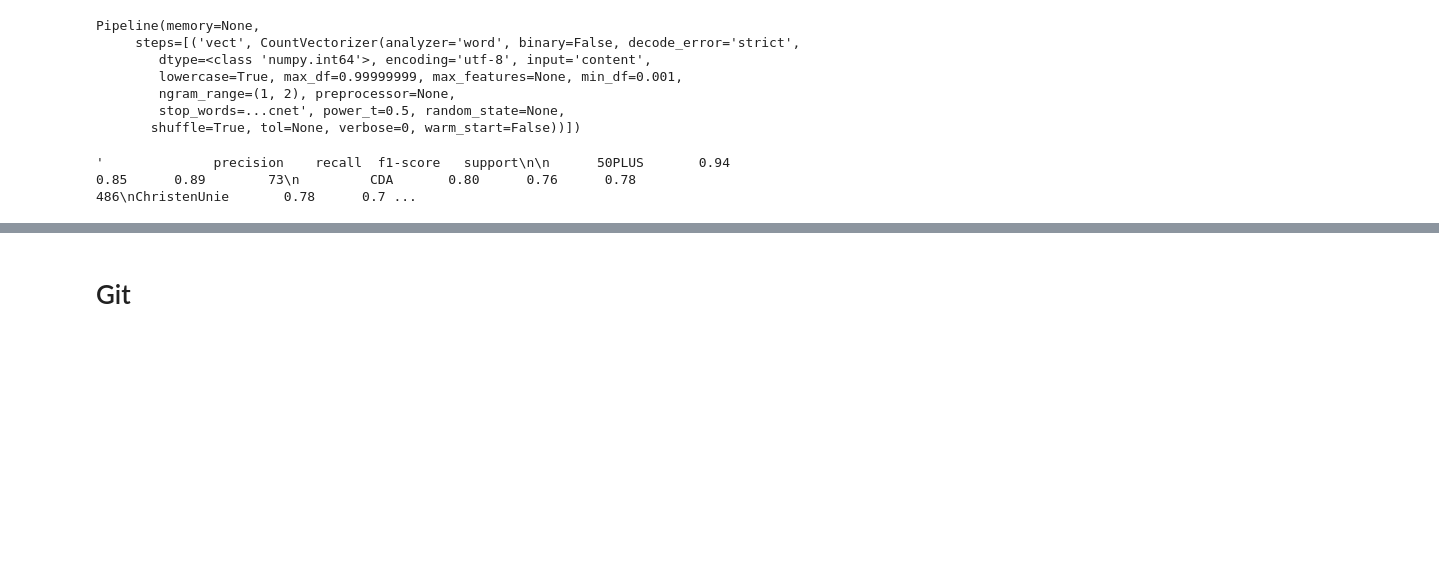
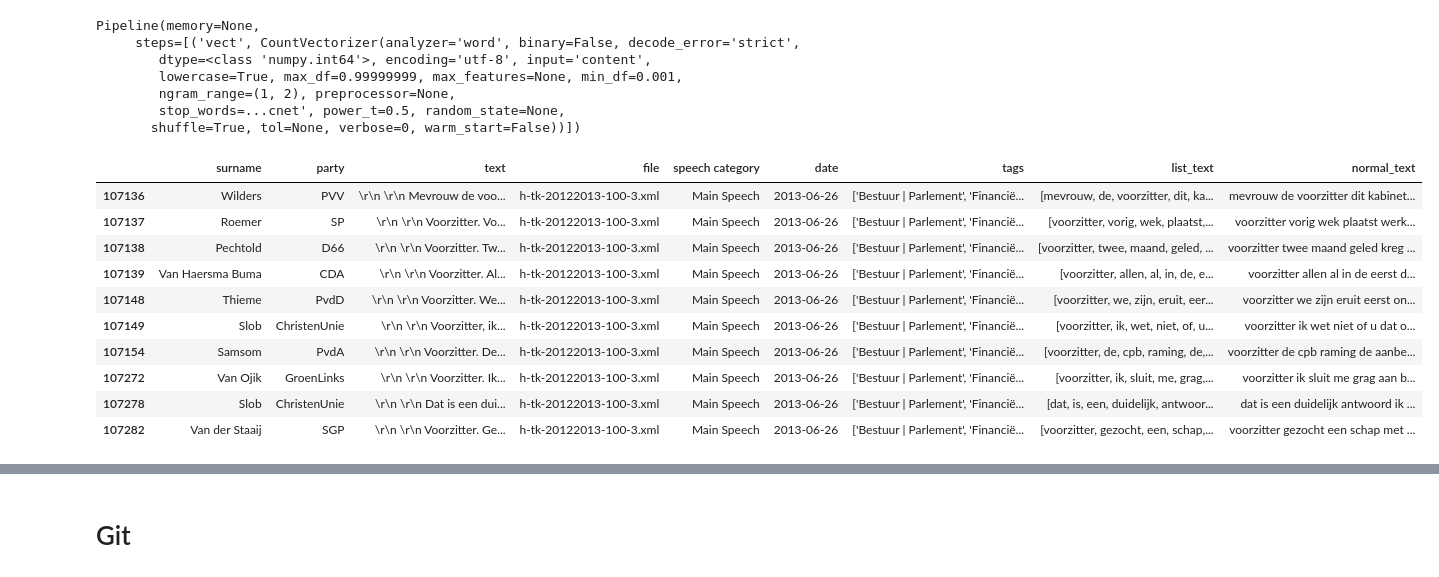
Before and after one commit to jaspervanderheide/Scriptie-Sprekers-TK, a Jupyter notebook: CompleteNotebook.ipynb, the cells around one changed output, grey strips where cells are left out. Saved outputs shown, nothing was run; the diff lists cells and outputs as text; code cells hidden in the pictures; blank space fills up the shorter version.

```diff
--- a/CompleteNotebook.ipynb
+++ b/CompleteNotebook.ipynb
@@ -167,20 +167,27 @@ Pipeline(memory=None,
         ngram_range=(1, 2), preprocessor=None,
         stop_words=...cnet', power_t=0.5, random_state=None,
        shuffle=True, tol=None, verbose=0, warm_start=False))])
+# %%
+df.head(10)
+# %% [output]
+|  | surname | party | text | file | speech category | date | tags | list_text | normal_text |
+| 107136 | Wilders | PVV | \r\n \r\n Mevrouw de voo... | h-tk-20122013-100-3.xml | Main Speech | 2013-06-26 | ['Bestuur | Parlement', 'Financië... | [mevrouw, de, voorzitter, dit, ka... | mevrouw de voorzitter dit kabinet... |
+| 107137 | Roemer | SP | \r\n \r\n Voorzitter. Vo... | h-tk-20122013-100-3.xml | Main Speech | 2013-06-26 | ['Bestuur | Parlement', 'Financië... | [voorzitter, vorig, wek, plaatst,... | voorzitter vorig wek plaatst werk... |
+| 107138 | Pechtold | D66 | \r\n \r\n Voorzitter. Tw... | h-tk-20122013-100-3.xml | Main Speech | 2013-06-26 | ['Bestuur | Parlement', 'Financië... | [voorzitter, twee, maand, geled, ... | voorzitter twee maand geled kreg ... |
+| 107139 | Van Haersma Buma | CDA | \r\n \r\n Voorzitter. Al... | h-tk-20122013-100-3.xml | Main Speech | 2013-06-26 | ['Bestuur | Parlement', 'Financië... | [voorzitter, allen, al, in, de, e... | voorzitter allen al in de eerst d... |
+| 107148 | Thieme | PvdD | \r\n \r\n Voorzitter. We... | h-tk-20122013-100-3.xml | Main Speech | 2013-06-26 | ['Bestuur | Parlement', 'Financië... | [voorzitter, we, zijn, eruit, eer... | voorzitter we zijn eruit eerst on... |
+| 107149 | Slob | ChristenUnie | \r\n \r\n Voorzitter, ik... | h-tk-20122013-100-3.xml | Main Speech | 2013-06-26 | ['Bestuur | Parlement', 'Financië... | [voorzitter, ik, wet, niet, of, u... | voorzitter ik wet niet of u dat o... |
+| 107154 | Samsom | PvdA | \r\n \r\n Voorzitter. De... | h-tk-20122013-100-3.xml | Main Speech | 2013-06-26 | ['Bestuur | Parlement', 'Financië... | [voorzitter, de, cpb, raming, de,... | voorzitter de cpb raming de aanbe... |
+| 107272 | Van Ojik | GroenLinks | \r\n \r\n Voorzitter. Ik... | h-tk-20122013-100-3.xml | Main Speech | 2013-06-26 | ['Bestuur | Parlement', 'Financië... | [voorzitter, ik, sluit, me, grag,... | voorzitter ik sluit me grag aan b... |
+| 107278 | Slob | ChristenUnie | \r\n \r\n Dat is een dui... | h-tk-20122013-100-3.xml | Main Speech | 2013-06-26 | ['Bestuur | Parlement', 'Financië... | [dat, is, een, duidelijk, antwoor... | dat is een duidelijk antwoord ik ... |
+| 107282 | Van der Staaij | SGP | \r\n \r\n Voorzitter. Ge... | h-tk-20122013-100-3.xml | Main Speech | 2013-06-26 | ['Bestuur | Parlement', 'Financië... | [voorzitter, gezocht, een, schap,... | voorzitter gezocht een schap met ... |
 # %%
-#source: https://stackoverflow.com/questions/17260109/sample-two-pandas-dataframes-the-same-way/17260475
-#df = pd.read_csv("Handelingen.csv", index_col=0)
-#df = df.loc[df['speech category'] == 'Main Speech']
-#df = df.reset_index(drop=True)
-#df.tekst = df.text.apply(lambda x: ' '.join([sbs.stem(t) for t in tokenizer.tokenize(x)]))
 df_train = df.sample(frac=0.8)
 df_test_index = list(set(df.index.tolist()) - set(df_train.index.tolist()))
 df_test = df[df.index.isin(df_test_index)]
-pipe.fit(list(df_train.text), list(df_train.party))
-predicted = pipe.predict(df_test.text)
-classification_report(df_test.party, predicted)
+pipe.fit(list(df_train.normal_text), list(df_train.party))
+predicted = pipe.predict(df_test.normal_text)
+print(classification_report(df_test.party, predicted))
-# %% [output]
-'              precision    recall  f1-score   support\n\n      50PLUS       0.94      0.85      0.89        73\n         CDA       0.80      0.76      0.78       486\nChristenUnie       0.78      0.7 ...
 # %%
 #source: http://scikit-learn.org/stable/auto_examples/model_selection/plot_confusion_matrix.html#sphx-glr-auto-examples-model-selection-plot-confusion-matrix-py
 def plot_confusion_matrix(cm, classes,
```
Also changed, not shown: parts of 2 cells of this notebook.
